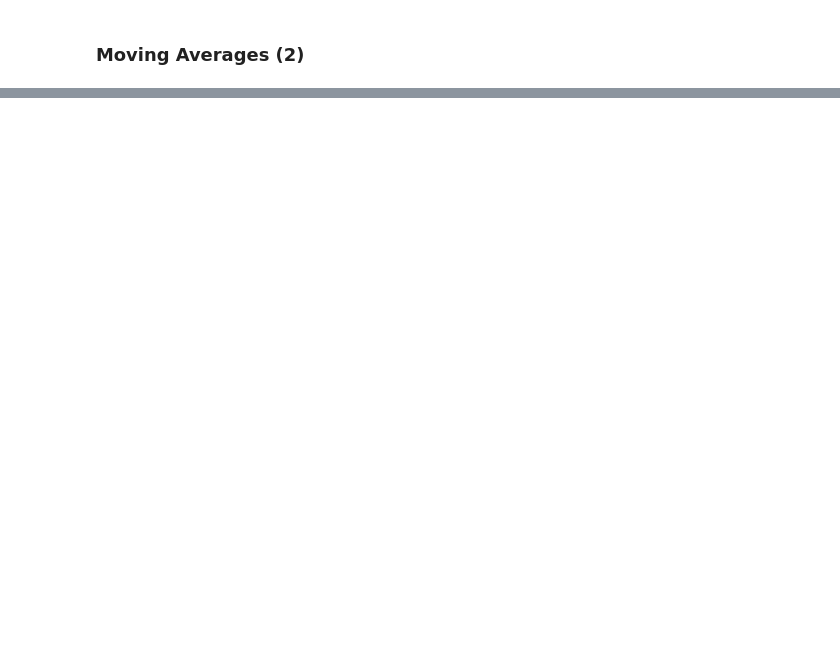
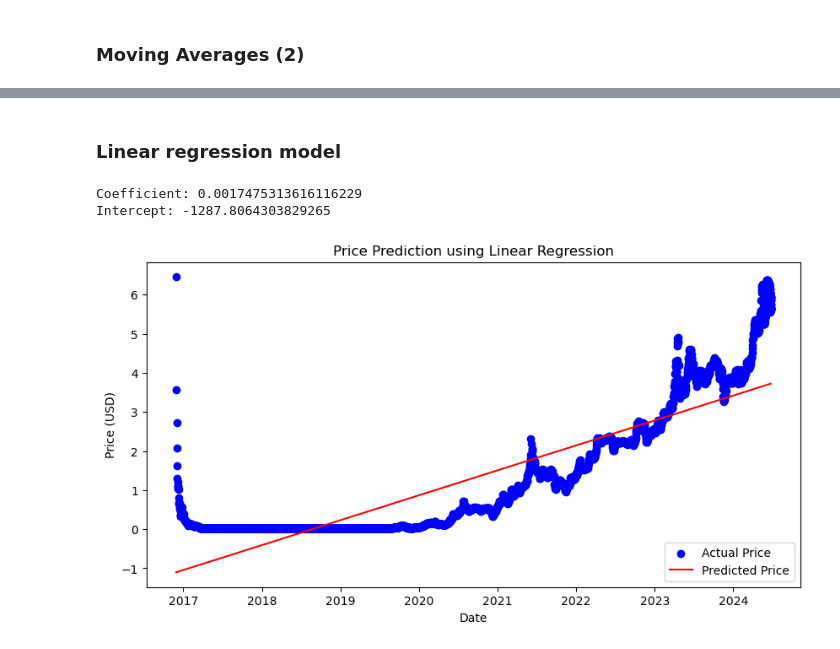
Before and after one commit to nukul-rajpoot/game_price_prediction, a Jupyter notebook: models.ipynb, the cells around one changed output, grey strips where cells are left out. Drawn from its saved outputs; the diff is of its cells as text; code cells hidden in the pictures; blank space fills up the shorter version.

Commit message:
Added simple linear regression model

```diff
--- a/models.ipynb
+++ b/models.ipynb
@@ -322,3 +322,39 @@ interactive(children=(DatePicker(value=Timestamp('2016-11-29 00:00:00'), descrip
 
 
 # !!!!!!!!!!!!!!!!!! NOTE: NOT IMPLMENTED !!!!!!!!!!!!!!!!!!!!!!!!
+# %% [markdown]
+### Linear regression model
+# %%
+from sklearn.linear_model import LinearRegression
+from sklearn.model_selection import train_test_split
+
+current_item['date_ordinal'] = current_item.index.map(pd.Timestamp.toordinal)
+X = current_item['date_ordinal'].values.reshape(-1, 1)
+y = current_item['price_usd'].values
+
+# train test split (first 80% train, last 20% test)
+split_point = int(len(X) * 0.8)
+X_train, X_test = X[:split_point], X[split_point:]
+y_train, y_test = y[:split_point], y[split_point:]
+
+model_lr = LinearRegression()
+model_lr.fit(X_train, y_train)
+
+# make predictions
+y_pred = model_lr.predict(X)
+
+print(f"Coefficient: {model_lr.coef_[0]}")  # slope of the model
+print(f"Intercept: {model_lr.intercept_}")  # intercept of the model
+
+plt.figure(figsize=(10, 5))
+plt.scatter(current_item.index, y, color='blue', label='Actual Price')
+plt.plot(current_item.index, y_pred, color='red', label='Predicted Price')
+plt.title('Price Prediction using Linear Regression')
+plt.xlabel('Date')
+plt.ylabel('Price (USD)')
+plt.legend()
+plt.show()
+# %% [output]
+Coefficient: 0.0017475313616116229
+Intercept: -1287.8064303829265
+[figure, added]
```
Also changed, not shown: parts of 6 cells of this notebook.
